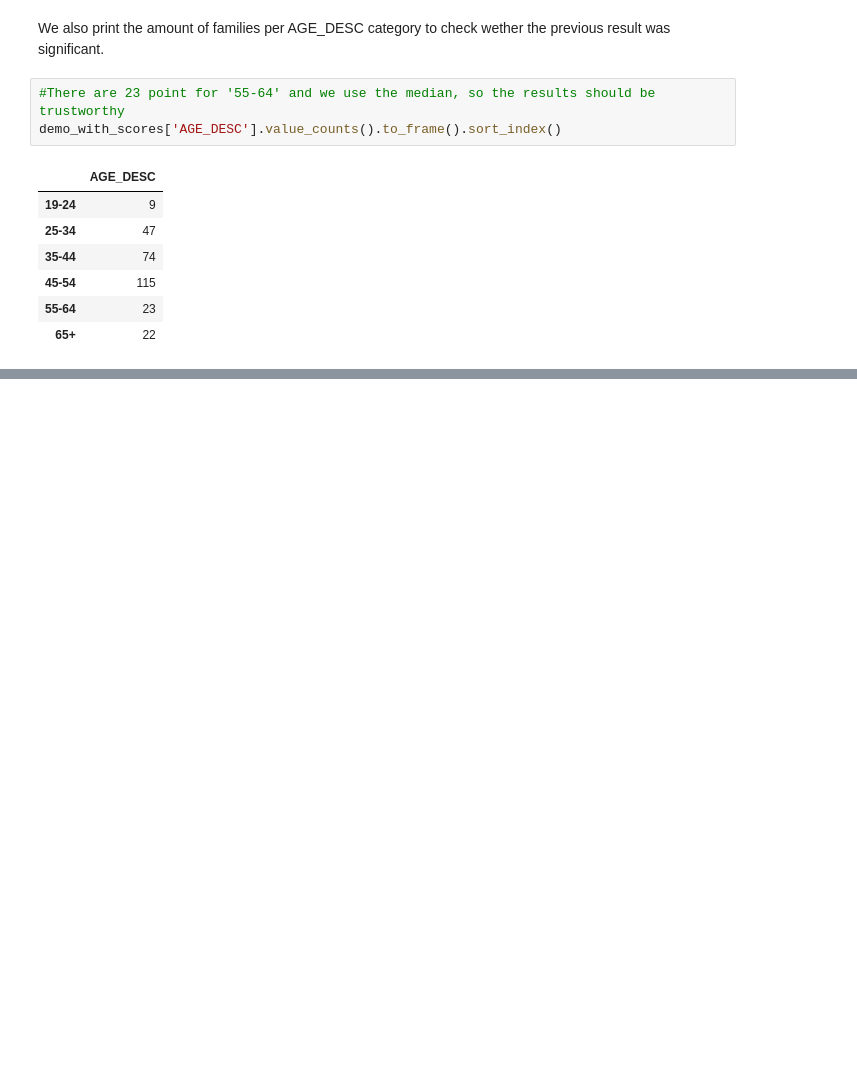
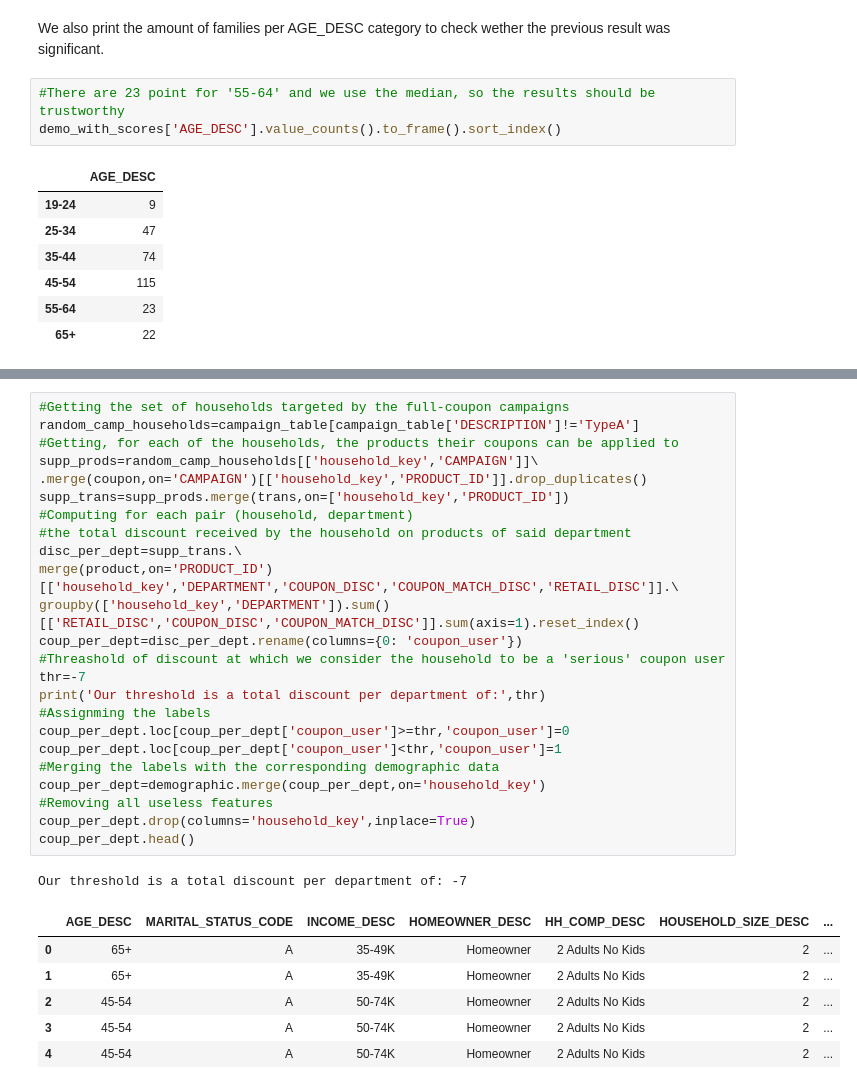
Before and after one commit to dhruti96shah/ada_project_pinkfluffybunnies, a Jupyter notebook: ada project.ipynb, the cells around one changed output, grey strips where cells are left out. Drawn from its saved outputs; the diff is of its cells as text; blank space fills up the shorter version.

```diff
--- a/ada project.ipynb
+++ b/ada project.ipynb
@@ -658,0 +792,32 @@ demo_with_scores['AGE_DESC'].value_counts().to_frame().sort_index()
+# %%
+#Getting the set of households targeted by the full-coupon campaigns
+random_camp_households=campaign_table[campaign_table['DESCRIPTION']!='TypeA']
+#Getting, for each of the households, the products their coupons can be applied to
+supp_prods=random_camp_households[['household_key','CAMPAIGN']]\
+.merge(coupon,on='CAMPAIGN')[['household_key','PRODUCT_ID']].drop_duplicates()
+supp_trans=supp_prods.merge(trans,on=['household_key','PRODUCT_ID'])
+#Computing for each pair (household, department)
+#the total discount received by the household on products of said department
+disc_per_dept=supp_trans.\
+merge(product,on='PRODUCT_ID')[['household_key','DEPARTMENT','COUPON_DISC','COUPON_MATCH_DISC','RETAIL_DISC']].\
+groupby(['household_key','DEPARTMENT']).sum()[['RETAIL_DISC','COUPON_DISC','COUPON_MATCH_DISC']].sum(axis=1).reset_index()
+coup_per_dept=disc_per_dept.rename(columns={0: 'coupon_user'})
+#Threashold of discount at which we consider the household to be a 'serious' coupon user
+thr=-7
+print('Our threshold is a total discount per department of:',thr)
+#Assignming the labels
+coup_per_dept.loc[coup_per_dept['coupon_user']>=thr,'coupon_user']=0
+coup_per_dept.loc[coup_per_dept['coupon_user']<thr,'coupon_user']=1
+#Merging the labels with the corresponding demographic data
+coup_per_dept=demographic.merge(coup_per_dept,on='household_key')
+#Removing all useless features
+coup_per_dept.drop(columns='household_key',inplace=True)
+coup_per_dept.head()
+# %% [output]
+Our threshold is a total discount per department of: -7
+|  | AGE_DESC | MARITAL_STATUS_CODE | INCOME_DESC | HOMEOWNER_DESC | HH_COMP_DESC | HOUSEHOLD_SIZE_DESC | ... |
+| 0 | 65+ | A | 35-49K | Homeowner | 2 Adults No Kids | 2 | ... |
+| 1 | 65+ | A | 35-49K | Homeowner | 2 Adults No Kids | 2 | ... |
+| 2 | 45-54 | A | 50-74K | Homeowner | 2 Adults No Kids | 2 | ... |
+| 3 | 45-54 | A | 50-74K | Homeowner | 2 Adults No Kids | 2 | ... |
+| 4 | 45-54 | A | 50-74K | Homeowner | 2 Adults No Kids | 2 | ... |
```
Also changed, not shown: parts of 21 cells of this notebook.
